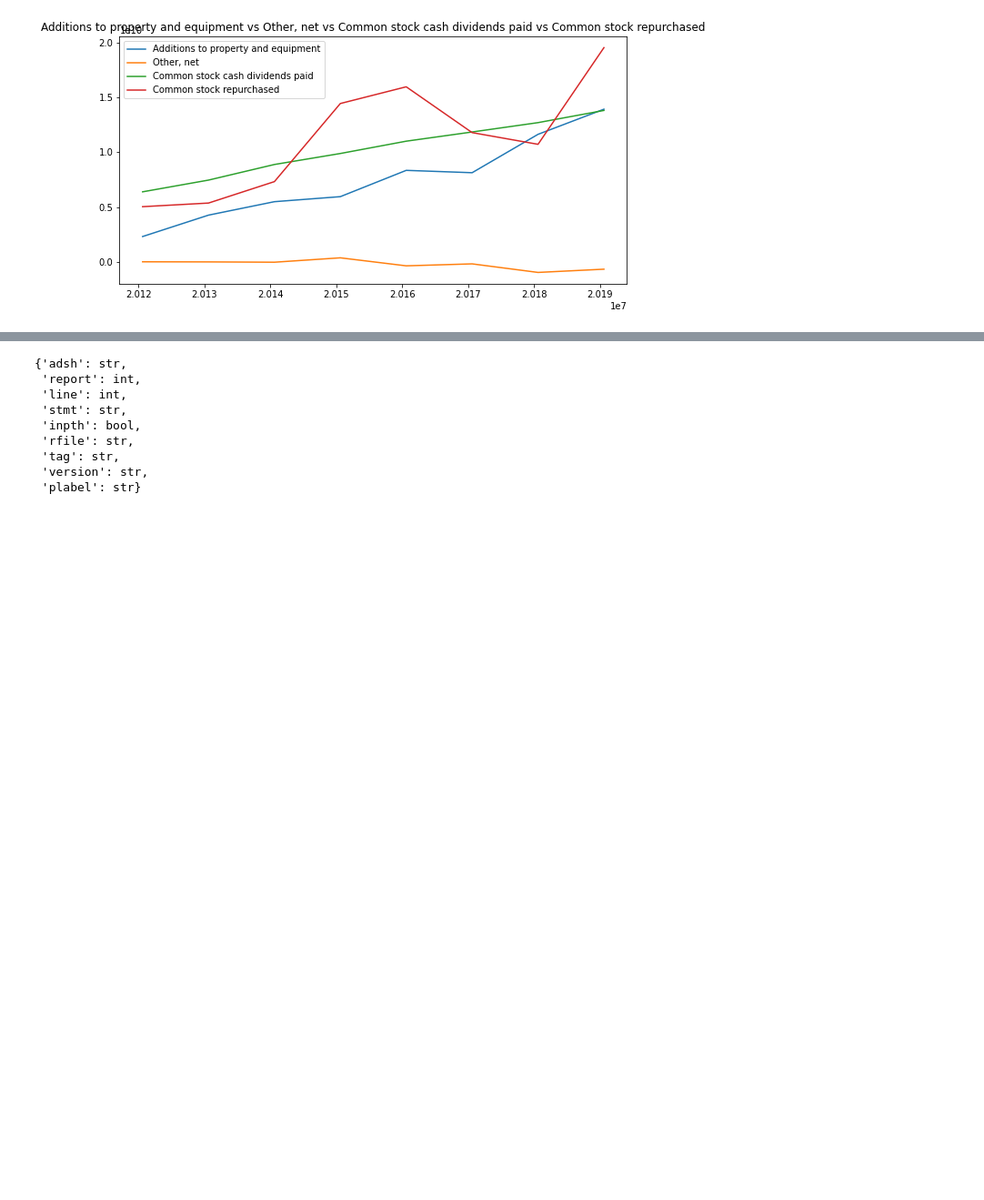
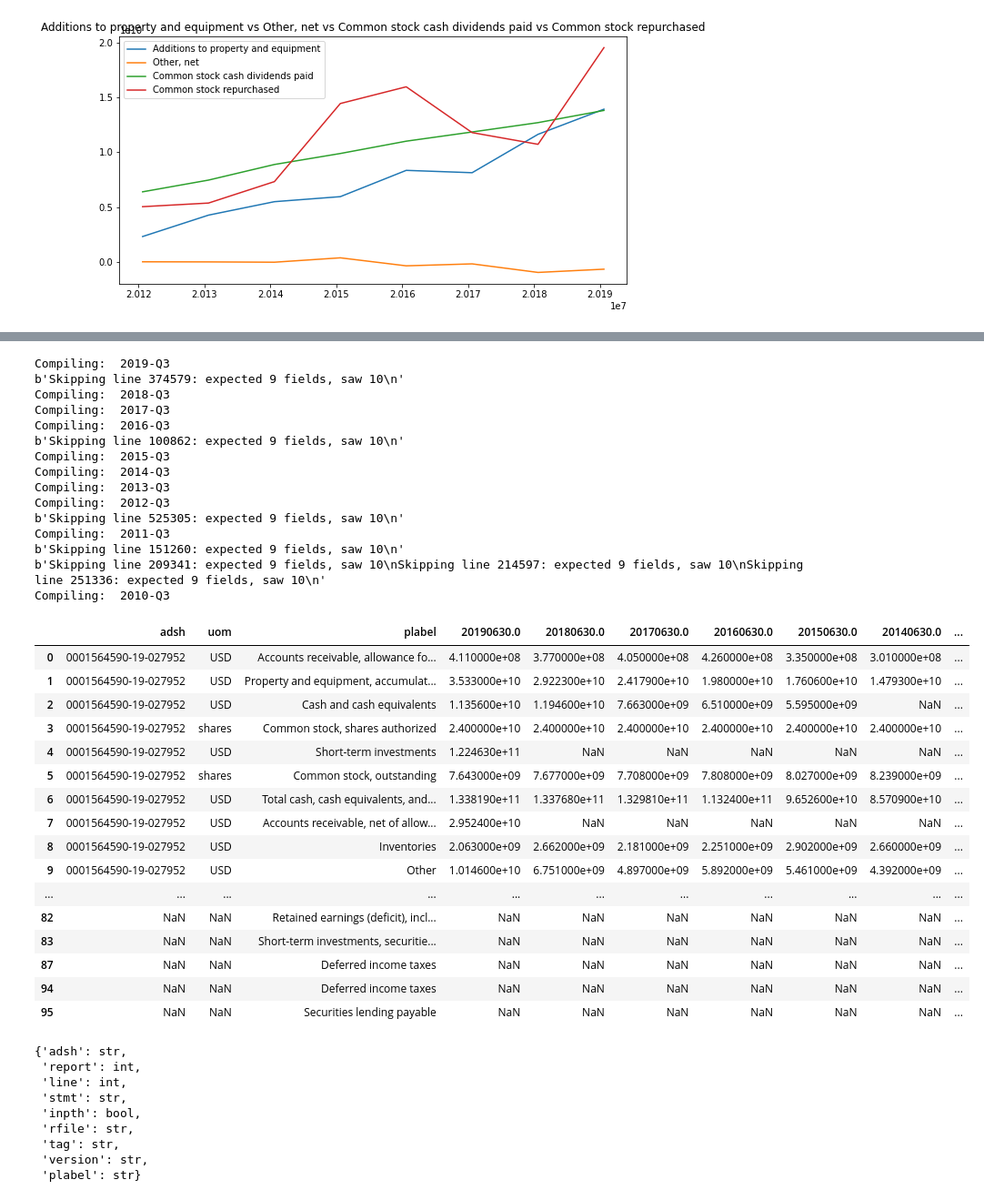
Before and after one commit to mxpoch/LPS, a Jupyter notebook: Scripts/LPS_Workbench.ipynb, the cells around one changed output, grey strips where cells are left out. Shown: that part at 91% size. Cells and saved outputs as stored; diff of their text form; code cells hidden in the pictures; blank space fills up the shorter version.

```diff
--- a/Scripts/LPS_Workbench.ipynb
+++ b/Scripts/LPS_Workbench.ipynb
@@ -126,3 +162,39 @@ Wall time: 3min 3s
+# %%
+RF3 = RangedFilings(tt)
+RF3
+# %% [output]
+Compiling:  2019-Q3
+b'Skipping line 374579: expected 9 fields, saw 10\n'
+Compiling:  2018-Q3
+Compiling:  2017-Q3
+Compiling:  2016-Q3
+b'Skipping line 100862: expected 9 fields, saw 10\n'
+Compiling:  2015-Q3
+Compiling:  2014-Q3
+Compiling:  2013-Q3
+Compiling:  2012-Q3
+b'Skipping line 525305: expected 9 fields, saw 10\n'
+Compiling:  2011-Q3
+b'Skipping line 151260: expected 9 fields, saw 10\n'
+b'Skipping line 209341: expected 9 fields, saw 10\nSkipping line 214597: expected 9 fields, saw 10\nSkipping line 251336: expected 9 fields, saw 10\n'
+Compiling:  2010-Q3
+|  | adsh | uom | plabel | 20190630.0 | 20180630.0 | 20170630.0 | 20160630.0 | 20150630.0 | 20140630.0 | ... |
+| 0 | 0001564590-19-027952 | USD | Accounts receivable, allowance fo... | 4.110000e+08 | 3.770000e+08 | 4.050000e+08 | 4.260000e+08 | 3.350000e+08 | 3.010000e+08 | ... |
+| 1 | 0001564590-19-027952 | USD | Property and equipment, accumulat... | 3.533000e+10 | 2.922300e+10 | 2.417900e+10 | 1.980000e+10 | 1.760600e+10 | 1.479300e+10 | ... |
+| 2 | 0001564590-19-027952 | USD | Cash and cash equivalents | 1.135600e+10 | 1.194600e+10 | 7.663000e+09 | 6.510000e+09 | 5.595000e+09 | NaN | ... |
+| 3 | 0001564590-19-027952 | shares | Common stock, shares authorized | 2.400000e+10 | 2.400000e+10 | 2.400000e+10 | 2.400000e+10 | 2.400000e+10 | 2.400000e+10 | ... |
+| 4 | 0001564590-19-027952 | USD | Short-term investments | 1.224630e+11 | NaN | NaN | NaN | NaN | NaN | ... |
+| 5 | 0001564590-19-027952 | shares | Common stock, outstanding | 7.643000e+09 | 7.677000e+09 | 7.708000e+09 | 7.808000e+09 | 8.027000e+09 | 8.239000e+09 | ... |
+| 6 | 0001564590-19-027952 | USD | Total cash, cash equivalents, and... | 1.338190e+11 | 1.337680e+11 | 1.329810e+11 | 1.132400e+11 | 9.652600e+10 | 8.570900e+10 | ... |
+| 7 | 0001564590-19-027952 | USD | Accounts receivable, net of allow... | 2.952400e+10 | NaN | NaN | NaN | NaN | NaN | ... |
+| 8 | 0001564590-19-027952 | USD | Inventories | 2.063000e+09 | 2.662000e+09 | 2.181000e+09 | 2.251000e+09 | 2.902000e+09 | 2.660000e+09 | ... |
+| 9 | 0001564590-19-027952 | USD | Other | 1.014600e+10 | 6.751000e+09 | 4.897000e+09 | 5.892000e+09 | 5.461000e+09 | 4.392000e+09 | ... |
+| ... | ... | ... | ... | ... | ... | ... | ... | ... | ... | ... |
+| 82 | NaN | NaN | Retained earnings (deficit), incl... | NaN | NaN | NaN | NaN | NaN | NaN | ... |
+| 83 | NaN | NaN | Short-term investments, securitie... | NaN | NaN | NaN | NaN | NaN | NaN | ... |
+| 87 | NaN | NaN | Deferred income taxes | NaN | NaN | NaN | NaN | NaN | NaN | ... |
+| 94 | NaN | NaN | Deferred income taxes | NaN | NaN | NaN | NaN | NaN | NaN | ... |
+| 95 | NaN | NaN | Securities lending payable | NaN | NaN | NaN | NaN | NaN | NaN | ... |
 # %%
 def RangedFilings(filings: CompanyFilings, statement='BS', form='10-K') -> pd.DataFrame():
     filing_list = []
```
Also changed, not shown: parts of 3 cells of this notebook.
